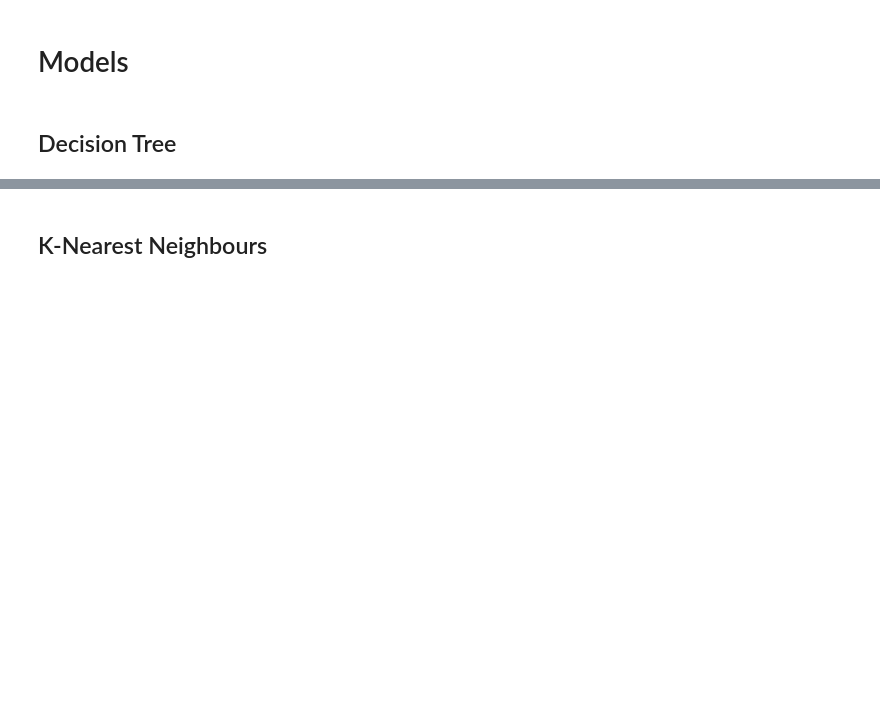
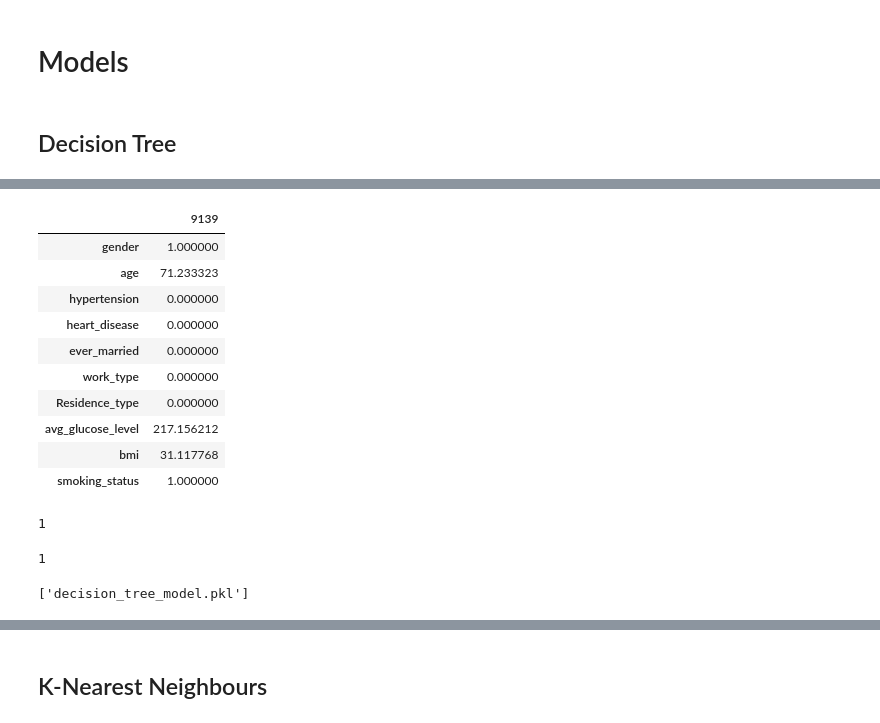
Before and after one commit to rheadoshi/PRML-Project, a Jupyter notebook: Experiments/Project_PRML.ipynb, the cells around one changed output, grey strips where cells are left out. Drawn from its saved outputs; the diff is of its cells as text; code cells hidden in the pictures; blank space fills up the shorter version.

```diff
--- a/Experiments/Project_PRML.ipynb
+++ b/Experiments/Project_PRML.ipynb
@@ -261,7 +279,7 @@ sns.boxplot(dataset['avg_glucose_level'])
 X=dataset.drop(columns=['stroke'])
 y=dataset['stroke']
 
-x_train,x_test,y_train,y_test=train_test_split(X,y,train_size=0.7,random_state=42)
+x_train,x_test,y_train,y_test=train_test_split(x_sm,y_sm,train_size=0.7,random_state=42)
 # %% [markdown]
 # Models
 # %% [markdown]
@@ -405,0 +424,21 @@ F1-score: 0.11650485436893204
+# %%
+test_sample = x_test.iloc[4,:]
+
+test_sample = test_sample.to_frame()
+test_sample
+# %% [output]
+|  | 9139 |
+| gender | 1.000000 |
+| age | 71.233323 |
+| hypertension | 0.000000 |
+| heart_disease | 0.000000 |
+| ever_married | 0.000000 |
+| work_type | 0.000000 |
+| Residence_type | 0.000000 |
+| avg_glucose_level | 217.156212 |
+| bmi | 31.117768 |
+| smoking_status | 1.000000 |
+# %%
+y_test.iloc[1]
+# %% [output]
+1
@@ -405,0 +447,8 @@ F1-score: 0.11650485436893204
+# %%
+predictions[4]
+# %% [output]
+1
+# %%
+joblib.dump(dt, 'decision_tree_model.pkl')
+# %% [output]
+['decision_tree_model.pkl']
```
Also changed, not shown: parts of 14 cells of this notebook, 7 other files.
